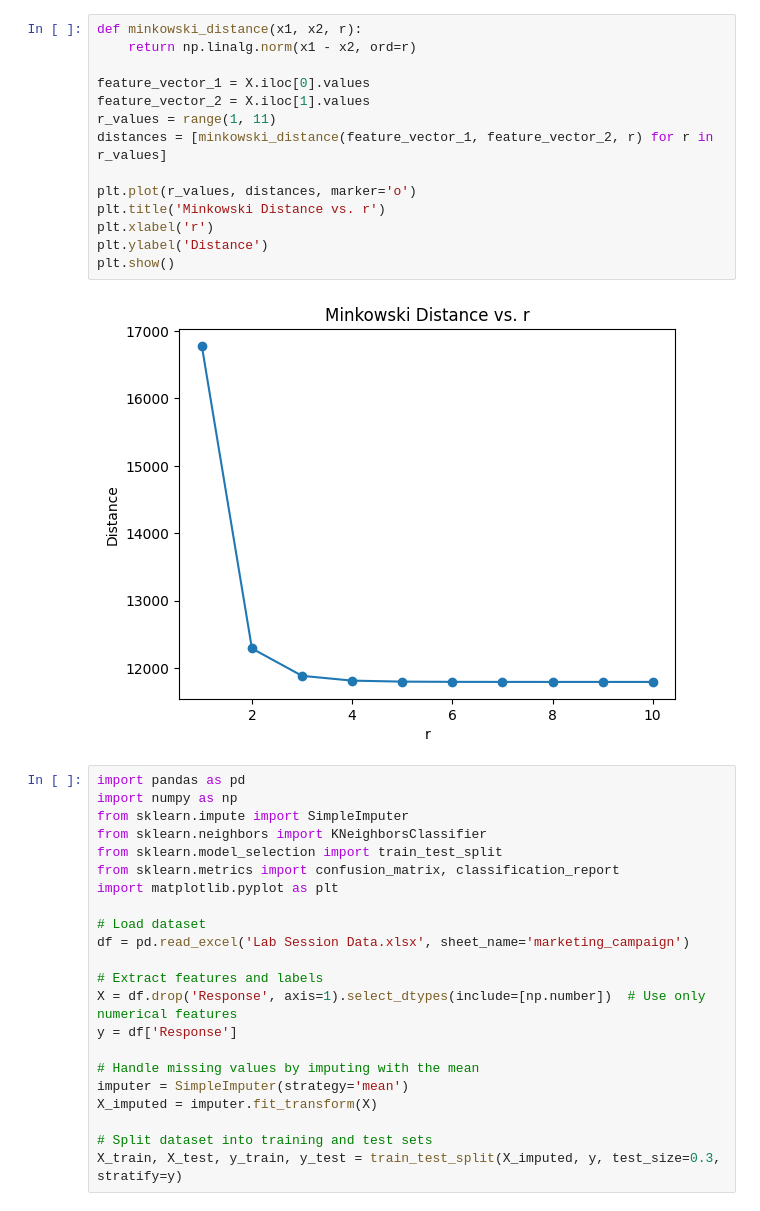
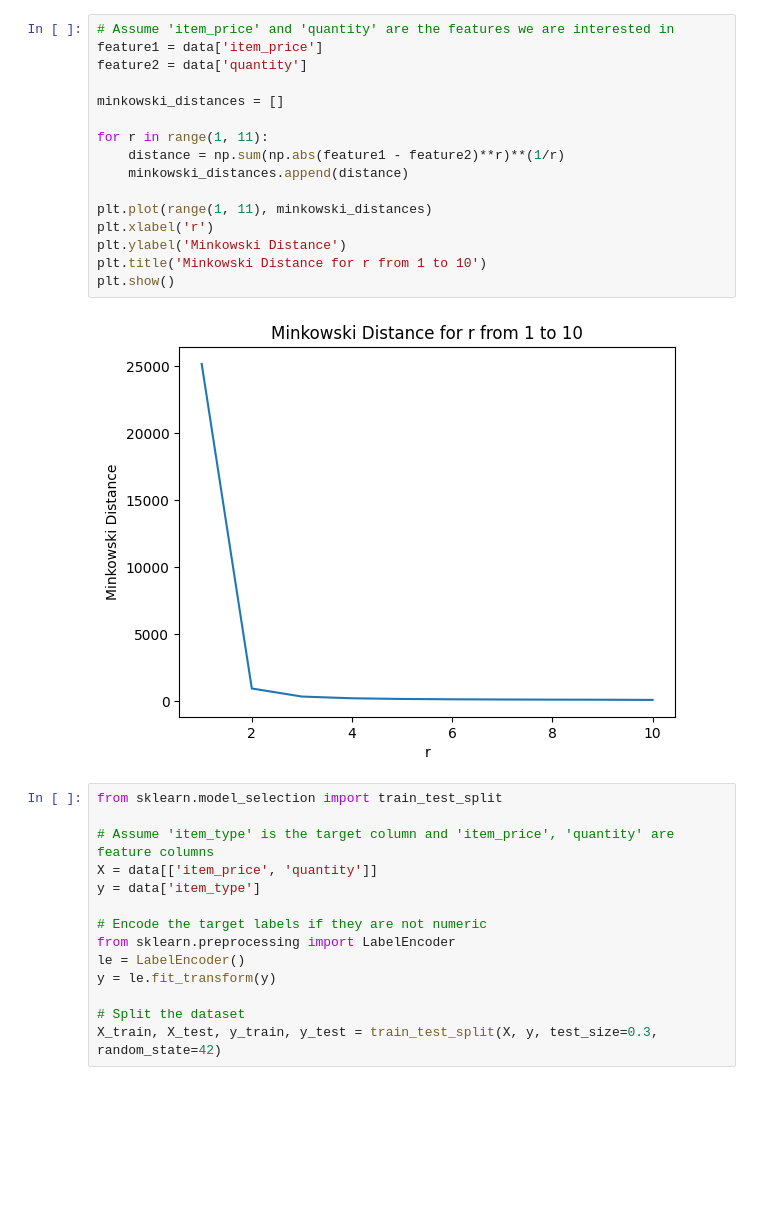
Before and after one commit to AdityaElango/AdityaElango_ML_Lab, a Jupyter notebook: BL_EN_U4CSE22009_LAB3.ipynb, the cells around one changed output. Drawn from its saved outputs; the diff is of its cells as text; blank space fills up the shorter version.

```diff
--- a/BL_EN_U4CSE22009_LAB3.ipynb
+++ b/BL_EN_U4CSE22009_LAB3.ipynb
@@ -109,39 +81,33 @@ Variance of Income: 633397830.1872725
-# %%
-def minkowski_distance(x1, x2, r):
-    return np.linalg.norm(x1 - x2, ord=r)
-
-feature_vector_1 = X.iloc[0].values
-feature_vector_2 = X.iloc[1].values
-r_values = range(1, 11)
-distances = [minkowski_distance(feature_vector_1, feature_vector_2, r) for r in r_values]
-
-plt.plot(r_values, distances, marker='o')
-plt.title('Minkowski Distance vs. r')
-plt.xlabel('r')
-plt.ylabel('Distance')
-plt.show()
-# %% [output]
-[figure, removed]
-# %%
-import pandas as pd
-import numpy as np
-from sklearn.impute import SimpleImputer
-from sklearn.neighbors import KNeighborsClassifier
-from sklearn.model_selection import train_test_split
-from sklearn.metrics import confusion_matrix, classification_report
-import matplotlib.pyplot as plt
-
-# Load dataset
-df = pd.read_excel('Lab Session Data.xlsx', sheet_name='marketing_campaign')
-
-# Extract features and labels
-X = df.drop('Response', axis=1).select_dtypes(include=[np.number])  # Use only numerical features
-y = df['Response']
-
-# Handle missing values by imputing with the mean
-imputer = SimpleImputer(strategy='mean')
-X_imputed = imputer.fit_transform(X)
-
-# Split dataset into training and test sets
-X_train, X_test, y_train, y_test = train_test_split(X_imputed, y, test_size=0.3, stratify=y)
+# %%
+# Assume 'item_price' and 'quantity' are the features we are interested in
+feature1 = data['item_price']
+feature2 = data['quantity']
+
+minkowski_distances = []
+
+for r in range(1, 11):
+    distance = np.sum(np.abs(feature1 - feature2)**r)**(1/r)
+    minkowski_distances.append(distance)
+
+plt.plot(range(1, 11), minkowski_distances)
+plt.xlabel('r')
+plt.ylabel('Minkowski Distance')
+plt.title('Minkowski Distance for r from 1 to 10')
+plt.show()
+# %% [output]
+[figure, added]
+# %%
+from sklearn.model_selection import train_test_split
+
+# Assume 'item_type' is the target column and 'item_price', 'quantity' are feature columns
+X = data[['item_price', 'quantity']]
+y = data['item_type']
+
+# Encode the target labels if they are not numeric
+from sklearn.preprocessing import LabelEncoder
+le = LabelEncoder()
+y = le.fit_transform(y)
+
+# Split the dataset
+X_train, X_test, y_train, y_test = train_test_split(X, y, test_size=0.3, random_state=42)
 # %%
```
Also changed, not shown: parts of 14 cells of this notebook, 3 other files.
